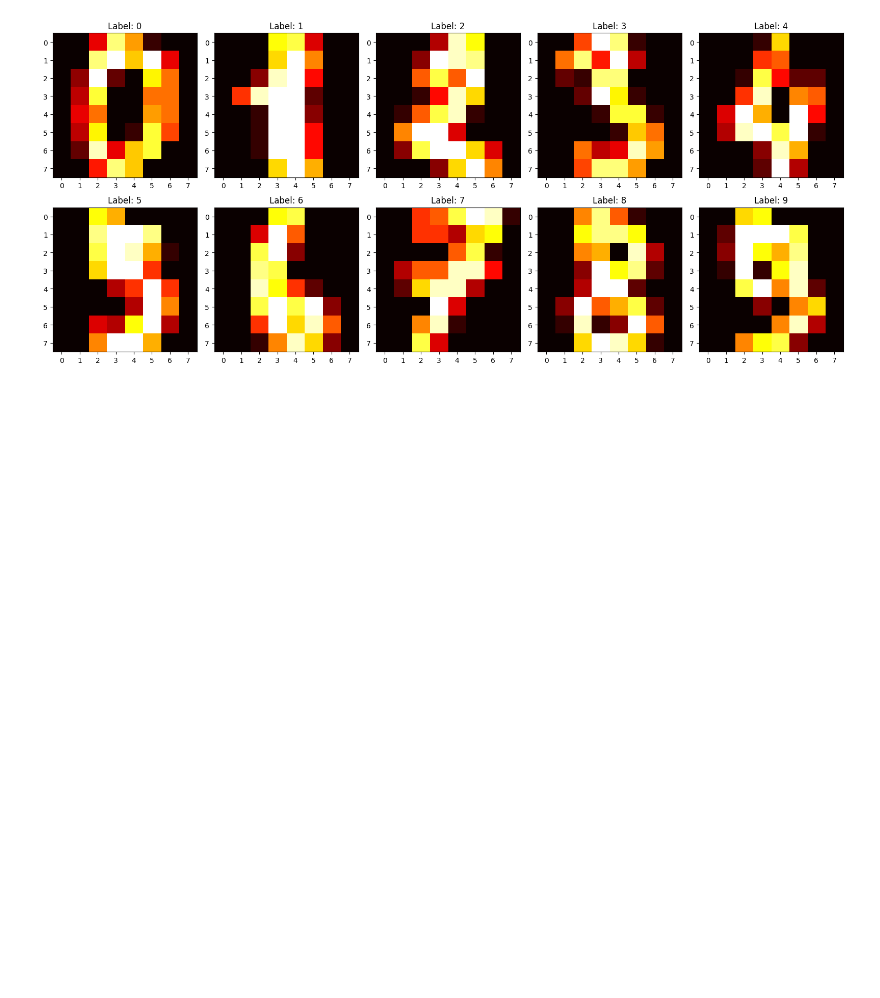
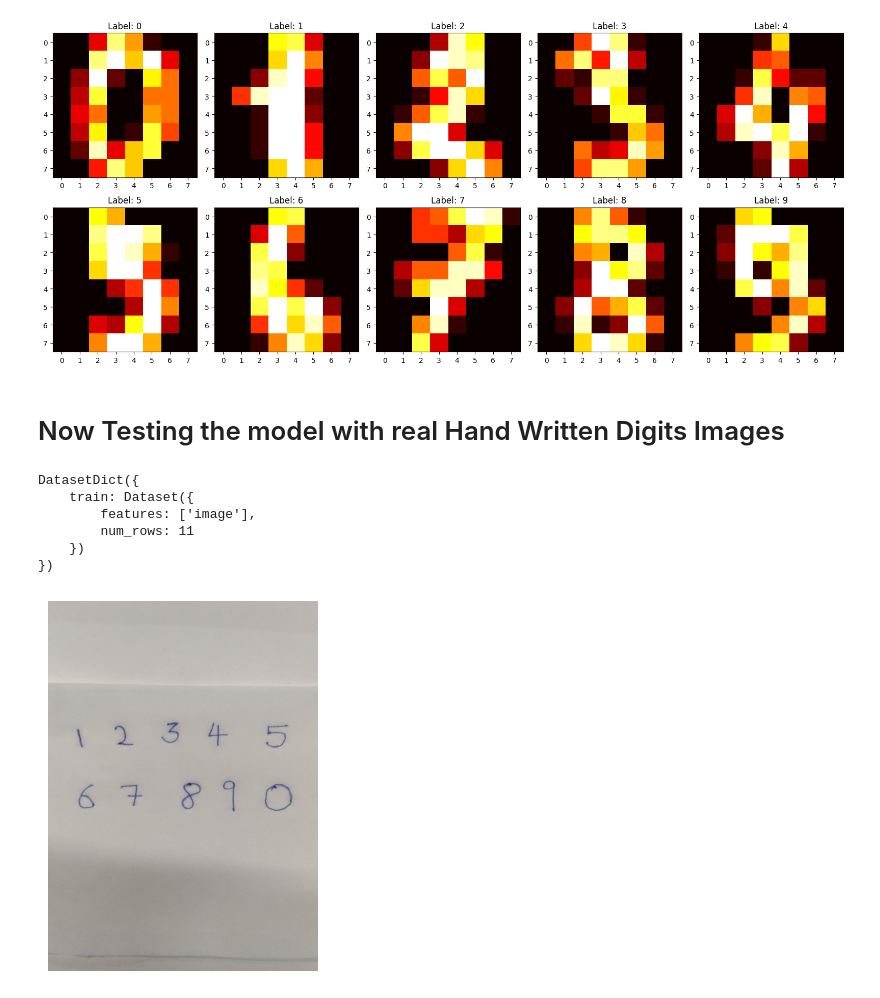
Before and after one commit to DhruvSharma3812/S_V_M_Practice, a Jupyter notebook: digits_and_flowers/exercise.ipynb, the cells around one changed output. Saved outputs shown, nothing was run; the diff lists cells and outputs as text; code cells hidden in the pictures; blank space fills up the shorter version.

Commit message:
Handwritten Digit Recognition

```diff
--- a/digits_and_flowers/exercise.ipynb
+++ b/digits_and_flowers/exercise.ipynb
@@ -300,3 +300,26 @@ plt.tight_layout()
 plt.show()
 # %% [output]
 [figure]
+# %% [markdown]
+# Now Testing the model with real Hand Written Digits Images
+# %%
+from datasets import load_dataset
+from PIL import Image
+
+dataset = load_dataset("Dhruv3812/Digits_Images")
+print(dataset)
+data = dataset["train"]
+# %% [output]
+DatasetDict({
+    train: Dataset({
+        features: ['image'],
+        num_rows: 11
+    })
+})
+# %%
+image = data[0]["image"]
+plt.imshow(image)
+plt.axis("off")
+plt.show()
+# %% [output]
+[figure, added]
```
Also changed, not shown: parts of 18 cells of this notebook, 1 other file.
